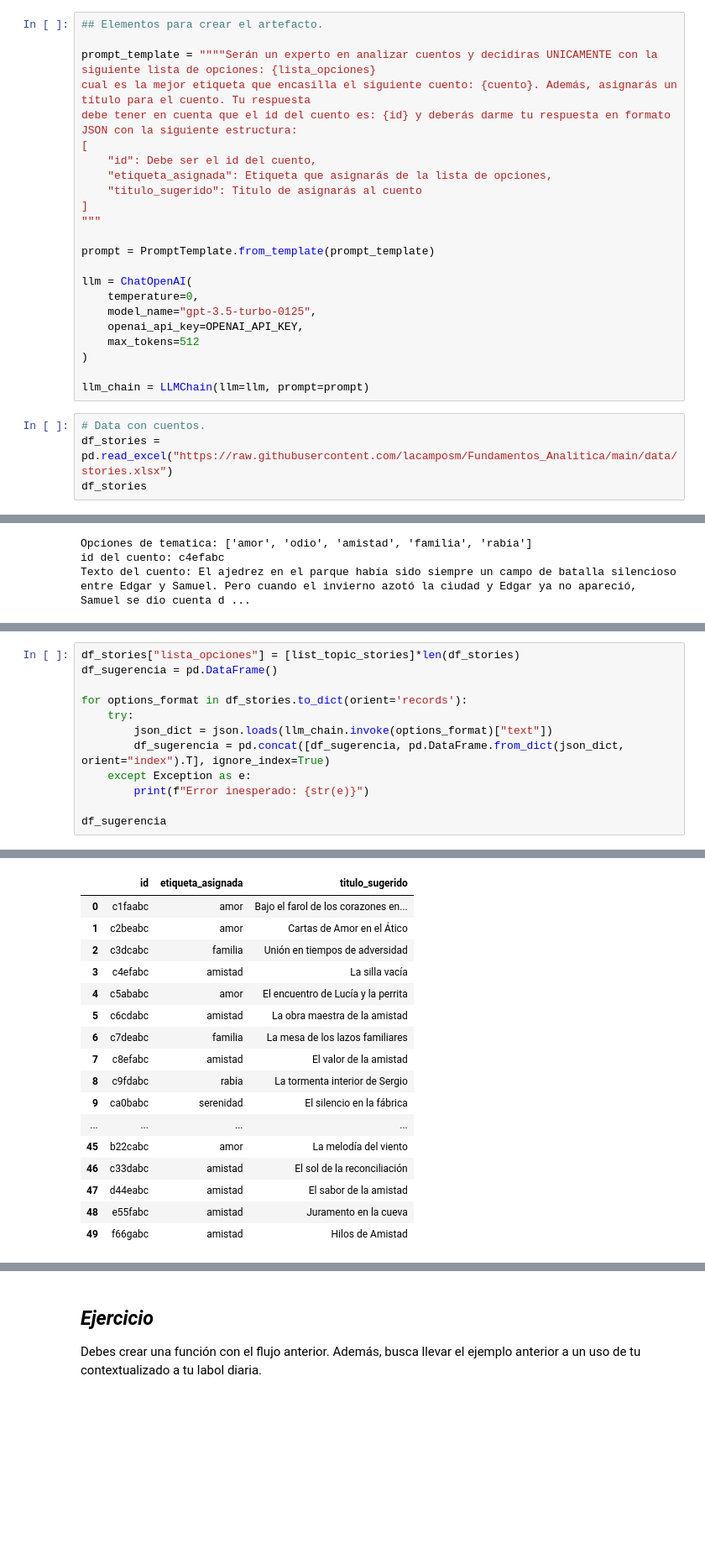
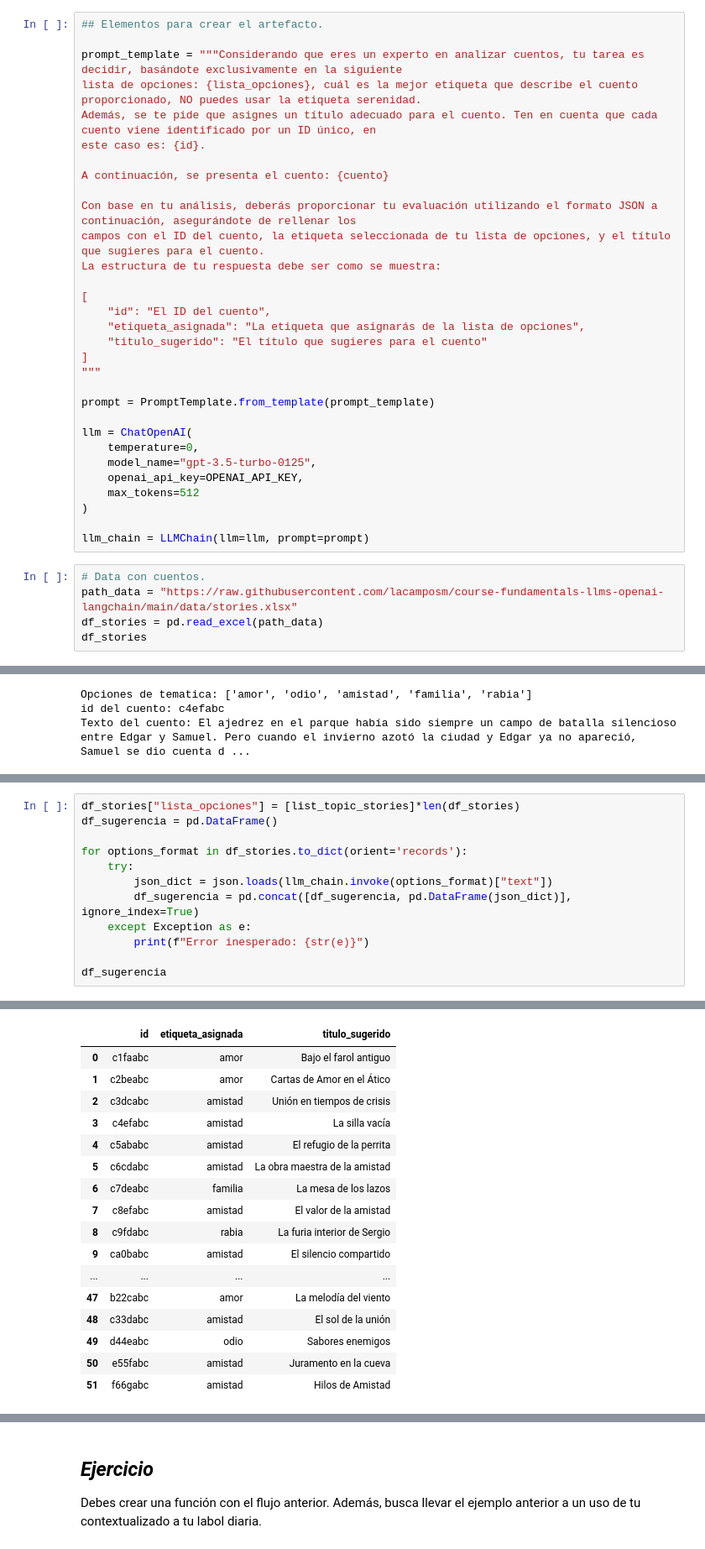
Before and after one commit to lacamposm/course-fundamentals-llms-openai-langchain, a Jupyter notebook: Clase_04_LLM-Chain.ipynb, the cells around one changed output, grey strips where cells are left out. Shown at 84% size. Drawn from its saved outputs; the diff is of its cells as text; blank space fills up the shorter version.

```diff
--- a/Clase_04_LLM-Chain.ipynb
+++ b/Clase_04_LLM-Chain.ipynb
@@ -136,13 +136,21 @@ Vamos a considerar una tabla de excel que contiene cuentos cortos sobre diferent
 # %%
 ## Elementos para crear el artefacto.
 
-prompt_template = """"Serán un experto en analizar cuentos y decidiras UNICAMENTE con la siguiente lista de opciones: {lista_opciones}
-cual es la mejor etiqueta que encasilla el siguiente cuento: {cuento}. Además, asignarás un título para el cuento. Tu respuesta
-debe tener en cuenta que el id del cuento es: {id} y deberás darme tu respuesta en formato JSON con la siguiente estructura:
+prompt_template = """Considerando que eres un experto en analizar cuentos, tu tarea es decidir, basándote exclusivamente en la siguiente
+lista de opciones: {lista_opciones}, cuál es la mejor etiqueta que describe el cuento proporcionado, NO puedes usar la etiqueta serenidad.
+Además, se te pide que asignes un título adecuado para el cuento. Ten en cuenta que cada cuento viene identificado por un ID único, en
+este caso es: {id}.
+
+A continuación, se presenta el cuento: {cuento}
+
+Con base en tu análisis, deberás proporcionar tu evaluación utilizando el formato JSON a continuación, asegurándote de rellenar los
+campos con el ID del cuento, la etiqueta seleccionada de tu lista de opciones, y el título que sugieres para el cuento.
+La estructura de tu respuesta debe ser como se muestra:
+
 [
-    "id": Debe ser el id del cuento,
-    "etiqueta_asignada": Etiqueta que asignarás de la lista de opciones,
-    "titulo_sugerido": Titulo de asignarás al cuento
+    "id": "El ID del cuento",
+    "etiqueta_asignada": "La etiqueta que asignarás de la lista de opciones",
+    "titulo_sugerido": "El título que sugieres para el cuento"
 ]
 """
 
@@ -158,7 +166,8 @@ llm = ChatOpenAI(
 llm_chain = LLMChain(llm=llm, prompt=prompt)
 # %%
 # Data con cuentos.
-df_stories = pd.read_excel("https://raw.githubusercontent.com/lacamposm/Fundamentos_Analitica/main/data/stories.xlsx")
+path_data = "https://raw.githubusercontent.com/lacamposm/course-fundamentals-llms-openai-langchain/main/data/stories.xlsx"
+df_stories = pd.read_excel(path_data)
 df_stories
 # %% [output]
 |  | id | tema | cuento |
@@ -217,7 +226,7 @@ df_sugerencia = pd.DataFrame()
 for options_format in df_stories.to_dict(orient='records'):
     try:
         json_dict = json.loads(llm_chain.invoke(options_format)["text"])
-        df_sugerencia = pd.concat([df_sugerencia, pd.DataFrame.from_dict(json_dict, orient="index").T], ignore_index=True)
+        df_sugerencia = pd.concat([df_sugerencia, pd.DataFrame(json_dict)], ignore_index=True)
     except Exception as e:
         print(f"Error inesperado: {str(e)}")
 
@@ -228,20 +235,20 @@ Error inesperado: Expecting value: line 1 column 1 (char 0)
 |  | id | etiqueta_asignada | titulo_sugerido |
-| 0 | c1faabc | amor | Bajo el farol de los corazones en... |
+| 0 | c1faabc | amor | Bajo el farol antiguo |
 | 1 | c2beabc | amor | Cartas de Amor en el Ático |
-| 2 | c3dcabc | familia | Unión en tiempos de adversidad |
+| 2 | c3dcabc | amistad | Unión en tiempos de crisis |
 | 3 | c4efabc | amistad | La silla vacía |
-| 4 | c5ababc | amor | El encuentro de Lucía y la perrita |
+| 4 | c5ababc | amistad | El refugio de la perrita |
 | 5 | c6cdabc | amistad | La obra maestra de la amistad |
-| 6 | c7deabc | familia | La mesa de los lazos familiares |
+| 6 | c7deabc | familia | La mesa de los lazos |
 | 7 | c8efabc | amistad | El valor de la amistad |
-| 8 | c9fdabc | rabia | La tormenta interior de Sergio |
-| 9 | ca0babc | serenidad | El silencio en la fábrica |
+| 8 | c9fdabc | rabia | La furia interior de Sergio |
+| 9 | ca0babc | amistad | El silencio compartido |
 | ... | ... | ... | ... |
-| 45 | b22cabc | amor | La melodía del viento |
-| 46 | c33dabc | amistad | El sol de la reconciliación |
-| 47 | d44eabc | amistad | El sabor de la amistad |
-| 48 | e55fabc | amistad | Juramento en la cueva |
-| 49 | f66gabc | amistad | Hilos de Amistad |
+| 47 | b22cabc | amor | La melodía del viento |
+| 48 | c33dabc | amistad | El sol de la unión |
+| 49 | d44eabc | odio | Sabores enemigos |
+| 50 | e55fabc | amistad | Juramento en la cueva |
+| 51 | f66gabc | amistad | Hilos de Amistad |
 # %%
 df_final = df_stories.drop(columns=["lista_opciones"]).merge(df_sugerencia, on=["id"], how="inner")
 df_final
```
Also changed, not shown: parts of 6 cells of this notebook, 4 other files.
